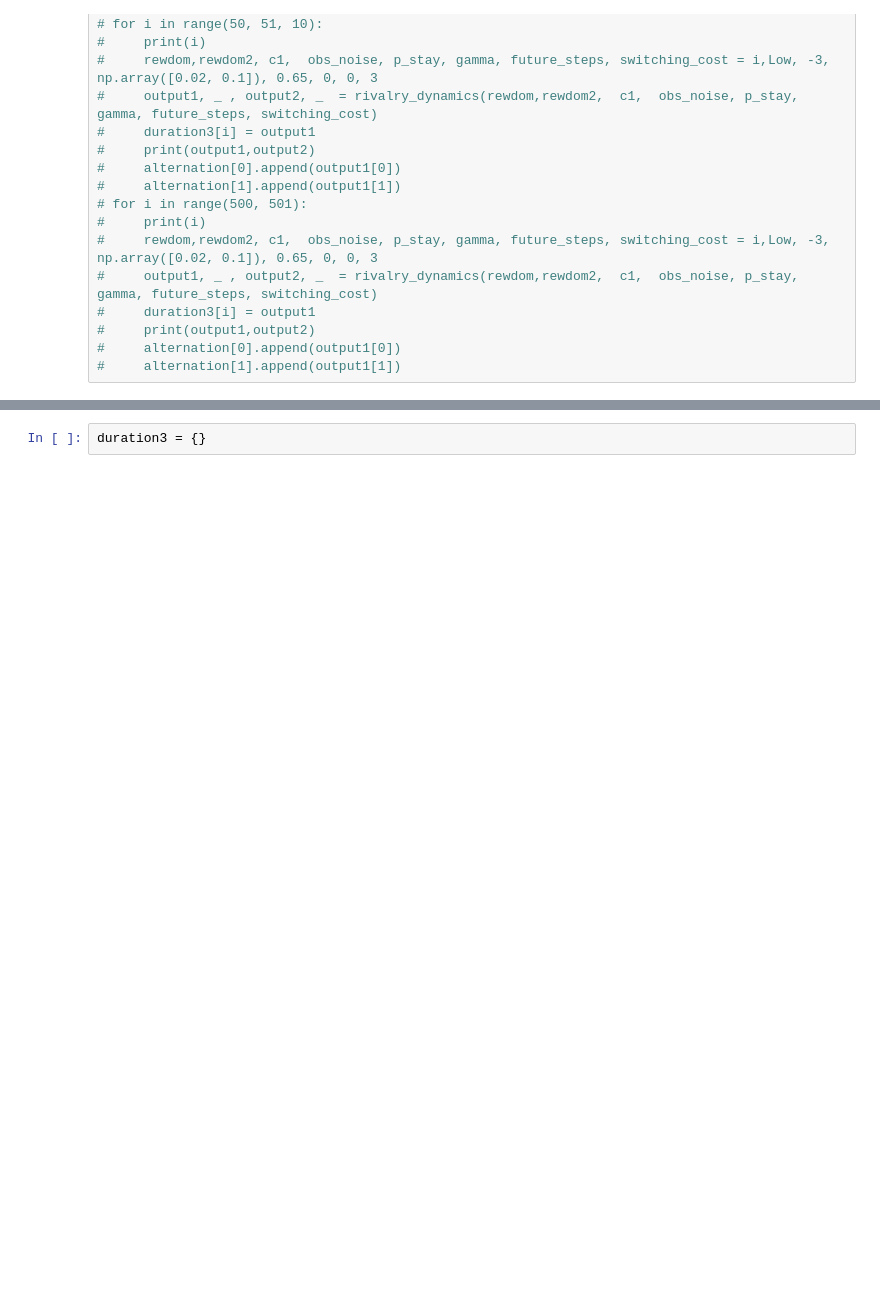
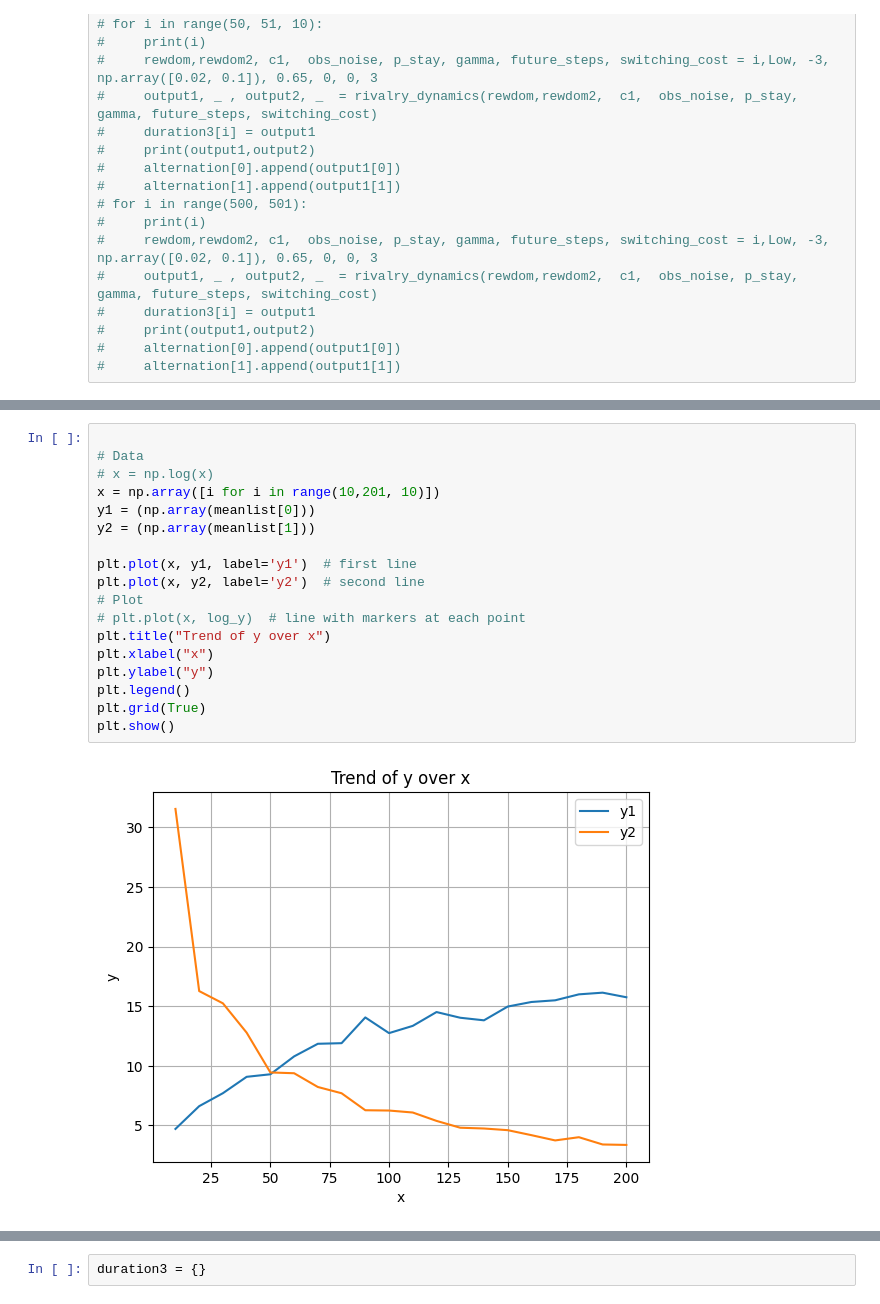
Before and after one commit to MrezBgh/xc, a Jupyter notebook: 044_pomdp_LeveltPropositions.ipynb, the cells around one changed output, grey strips where cells are left out. Drawn from its saved outputs; the diff is of its cells as text; blank space fills up the shorter version.

```diff
--- a/044_pomdp_LeveltPropositions.ipynb
+++ b/044_pomdp_LeveltPropositions.ipynb
@@ -1124,0 +1176,20 @@ plt.show()
+# %%
+
+# Data
+# x = np.log(x)
+x = np.array([i for i in range(10,201, 10)])
+y1 = (np.array(meanlist[0]))
+y2 = (np.array(meanlist[1]))
+
+plt.plot(x, y1, label='y1')  # first line
+plt.plot(x, y2, label='y2')  # second line
+# Plot
+# plt.plot(x, log_y)  # line with markers at each point
+plt.title("Trend of y over x")
+plt.xlabel("x")
+plt.ylabel("y")
+plt.legend()
+plt.grid(True)
+plt.show()
+# %% [output]
+[figure, added]
```
Also changed, not shown: parts of 30 cells of this notebook.
